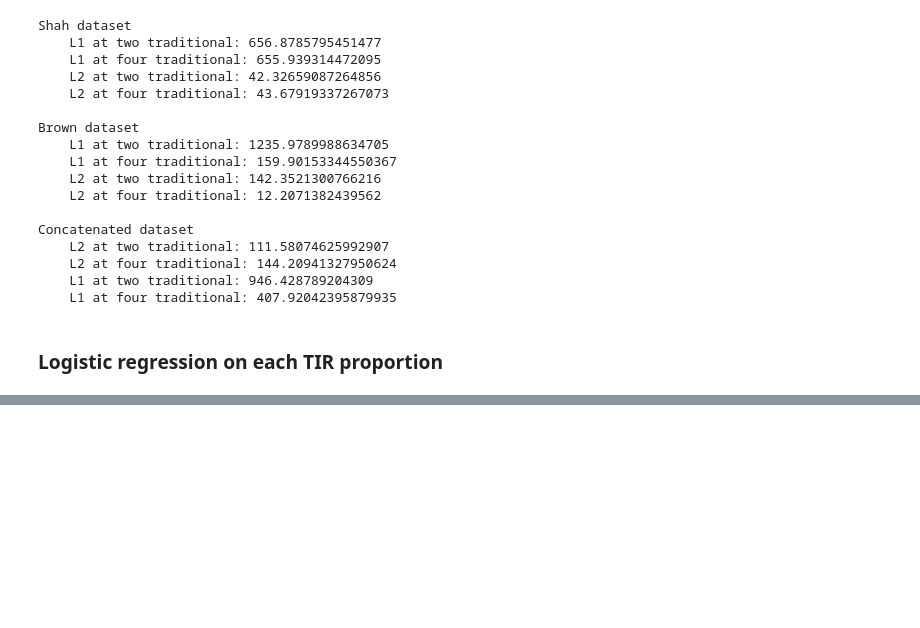
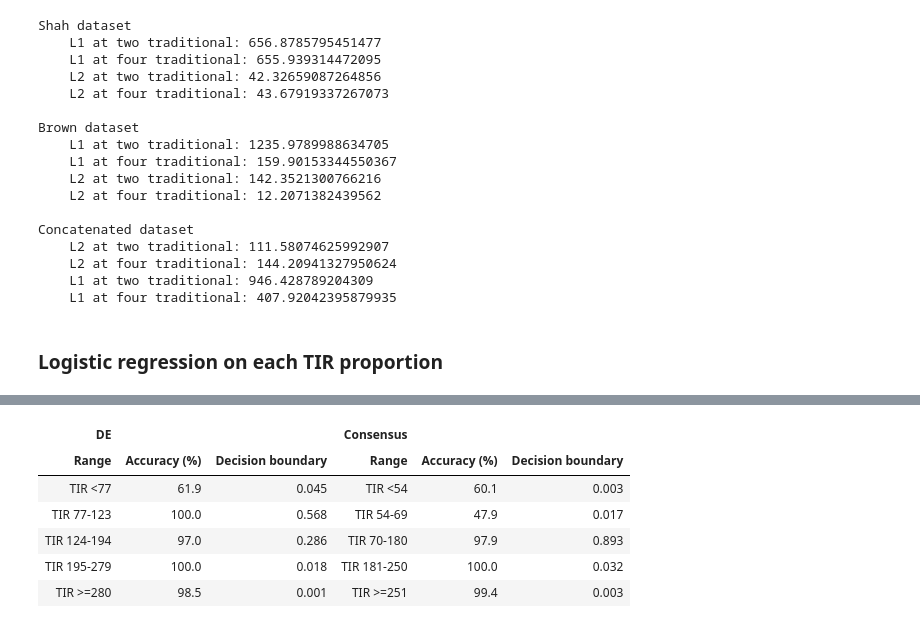
Before and after one commit to IrinaStatsLab/OptiThresholds, a Jupyter notebook: Real-data.ipynb, the cells around one changed output, grey strips where cells are left out. Cells and saved outputs as stored; diff of their text form; code cells hidden in the pictures; blank space fills up the shorter version.

```diff
--- a/Real-data.ipynb
+++ b/Real-data.ipynb
@@ -497,0 +364,19 @@ A possible naive thresholds for distributional data could be quantiles (tertiles
+# %%
+combined_l1_k4_logreg_df = build_logistic_regression_table(
+    data_class_concat,
+    threshold_sets={
+        "DE": [77, 124, 195, 280],
+        "Consensus": [54, 70, 181, 251],
+    },
+    positive_count=len(grouped_data_shah),
+)
+
+style_logistic_regression_table(combined_l1_k4_logreg_df)
+# %% [output]
+| DE |  |  | Consensus |  |  |
+| Range | Accuracy (%) | Decision boundary | Range | Accuracy (%) | Decision boundary |
+| TIR <77 | 61.9 | 0.045 | TIR <54 | 60.1 | 0.003 |
+| TIR 77-123 | 100.0 | 0.568 | TIR 54-69 | 47.9 | 0.017 |
+| TIR 124-194 | 97.0 | 0.286 | TIR 70-180 | 97.9 | 0.893 |
+| TIR 195-279 | 100.0 | 0.018 | TIR 181-250 | 100.0 | 0.032 |
+| TIR >=280 | 98.5 | 0.001 | TIR >=251 | 99.4 | 0.003 |
```
Also changed, not shown: parts of 17 cells of this notebook, 10 other files.
